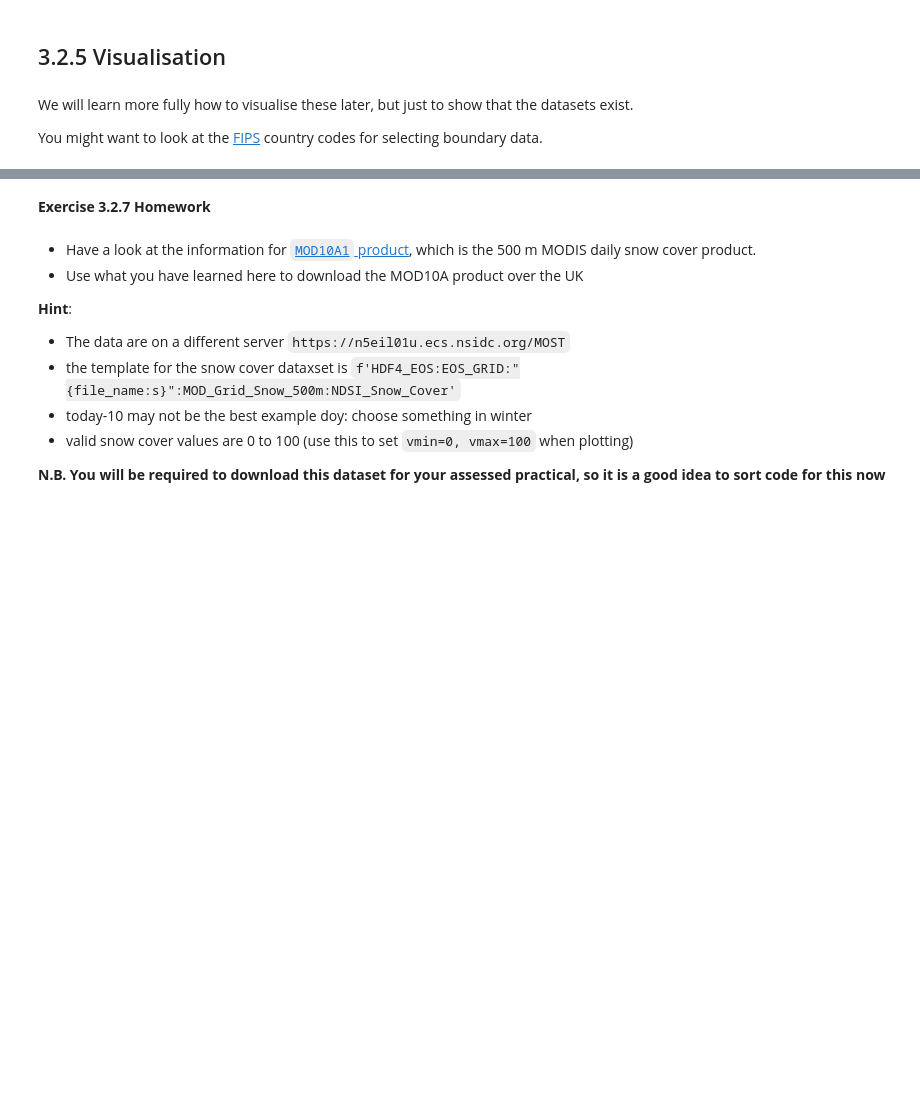
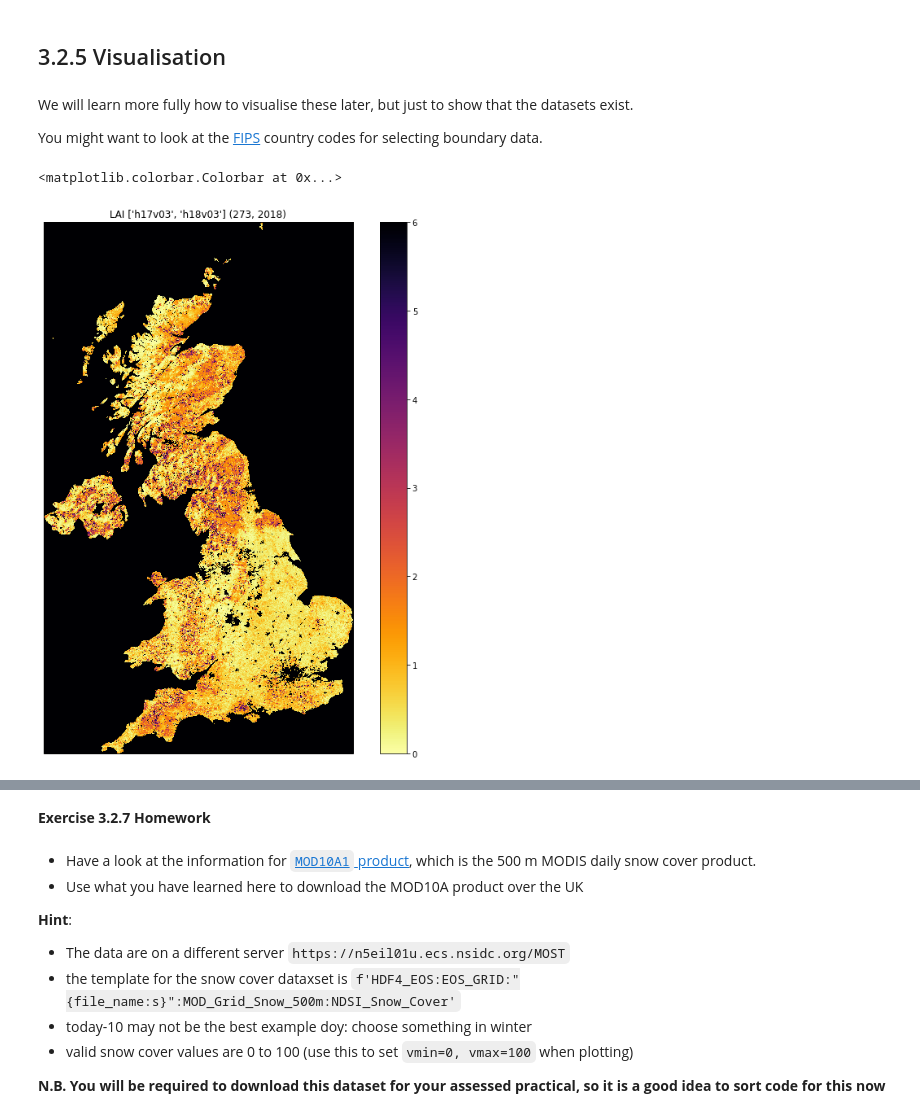
Before and after one commit to profLewis/geog0111_OLD, a Jupyter notebook: Chapter3_2_MODIS_download.ipynb, the cells around one changed output, grey strips where cells are left out. Drawn from its saved outputs; the diff is of its cells as text; code cells hidden in the pictures; blank space fills up the shorter version.

Commit message:
updated from geog0111

```diff
--- a/Chapter3_2_MODIS_download.ipynb
+++ b/Chapter3_2_MODIS_download.ipynb
@@ -459,6 +537,63 @@ with open("data/TM_WORLD_BORDERS-0.3.zip", 'wb') as fp:
 
 shutil.unpack_archive("data/TM_WORLD_BORDERS-0.3.zip",
                      extract_dir="data/")
+# %%
+from geog0111.get_modis_files import get_modis_files
+import gdal
+import matplotlib.pylab as plt
+import cartopy.crs as ccrs
+import cartopy.feature as cfeature
+import numpy as np
+
+def mosaic_and_mask_data(gdal_fnames, vector_file, vector_where):
+    stitch_vrt = gdal.BuildVRT("", gdal_fnames)
+    g = gdal.Warp("", stitch_vrt,
+                 format = 'MEM', dstNodata=200,
+                  cutlineDSName = vector_file,
+                  cutlineWhere = vector_where)
+    return g
+
+doy,year = 273,2018
+tiles = ['h17v03', 'h18v03']
+destination_folder = 'data'
+
+filenames = get_modis_files(doy,year,tiles,base_url='https://e4ftl01.cr.usgs.gov/MOTA',\
+                                           version=6,\
+                                           product='MCD15A3H')
+
+# this part is to access a particular dataset in the file
+gdal_fnames = [f'HDF4_EOS:EOS_GRID:"{file_name:s}":MOD_Grid_MCD15A3H:Lai_500m'
+               for file_name in filenames]
+
+
+g = mosaic_and_mask_data(gdal_fnames, "data/TM_WORLD_BORDERS-0.3.shp",
+                         "FIPS='UK'")
+
+lai = np.array(g.ReadAsArray()).astype(float) * 0.1 # for LAI scaling
+# vcalid data mask
+mask = np.nonzero(lai < 20)
+min_y = mask[0].min()
+max_y = mask[0].max() + 1
+
+min_x = mask[1].min()
+max_x = mask[1].max() + 1
+
+lai = lai[min_y:max_y,
+               min_x:max_x]
+
+X0,XS,Xo,Y0,Yo,YS = g.GetGeoTransform()
+bounds = (X0,X0+XS*lai.shape[1],Y0,Y0+YS*lai.shape[0])
+
+fig = plt.figure(figsize=(12,12))
+axs = plt.subplot(1,1,1,projection=ccrs.Sinusoidal())
+axs.set_extent(bounds,ccrs.Sinusoidal())
+im = axs.imshow(lai, interpolation="nearest", vmin=0, vmax=6,
+             cmap=plt.cm.inferno_r, transform=ccrs.Sinusoidal(),extent=bounds)
+axs.set_title('LAI'+' '+str(tiles)+' '+str((doy,year)))
+fig.colorbar(im, ax=axs)
+# %% [output]
+<matplotlib.colorbar.Colorbar at 0x...>
+[figure, added]
 # %%
 from geog0111.get_modis_files import get_modis_files
 from geog0111.today import today
```
Also changed, not shown: parts of 22 cells of this notebook, 2 other files.
